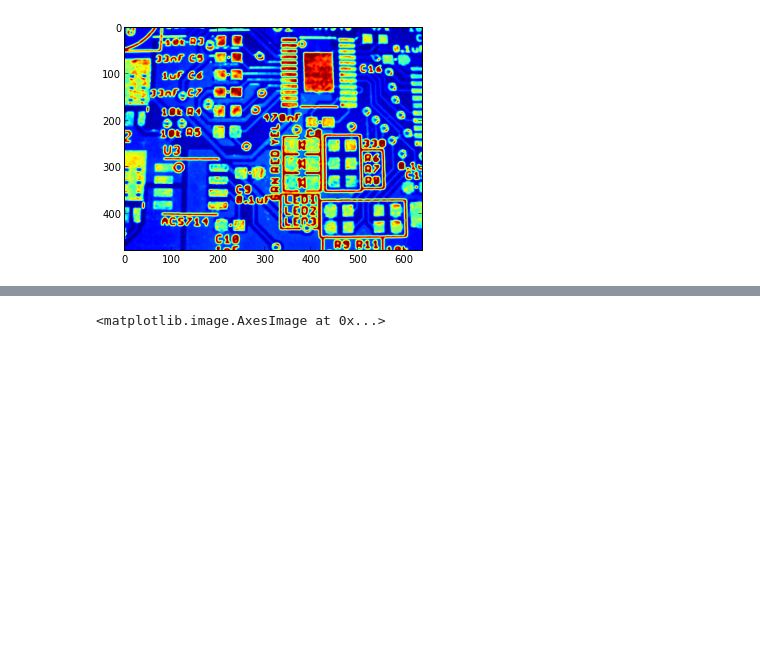
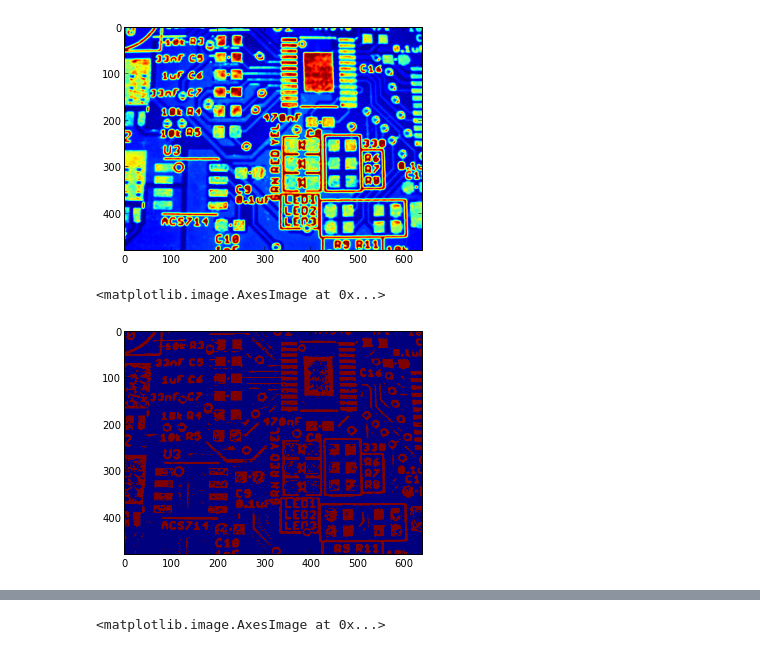
Before and after one commit to andrewjchen/pnp, a Jupyter notebook: notebook/tracker.ipynb, the cells around one changed output, grey strips where cells are left out. Drawn from its saved outputs; the diff is of its cells as text; code cells hidden in the pictures; blank space fills up the shorter version.

```diff
--- a/notebook/tracker.ipynb
+++ b/notebook/tracker.ipynb
@@ -12,3 +12,8 @@ blurred = cv2.GaussianBlur(image, (5,5), 3)plt.imshow(blurred)
 # %% [output]
 <matplotlib.image.AxesImage at 0x...>
 [figure]
+# %%
+adaptiveThres = cv2.adaptiveThreshold(                                      np.asarray(image),                                      255,                                      cv.CV_ADAPTIVE_THRESH_GAUSSIAN_C,                                      cv.CV_THRESH_BINARY,                                      55,                                      -10) plt.imshow(adaptiveThres)
+# %% [output]
+<matplotlib.image.AxesImage at 0x...>
+[figure, added]
```
Also changed, not shown: parts of 19 cells of this notebook.
